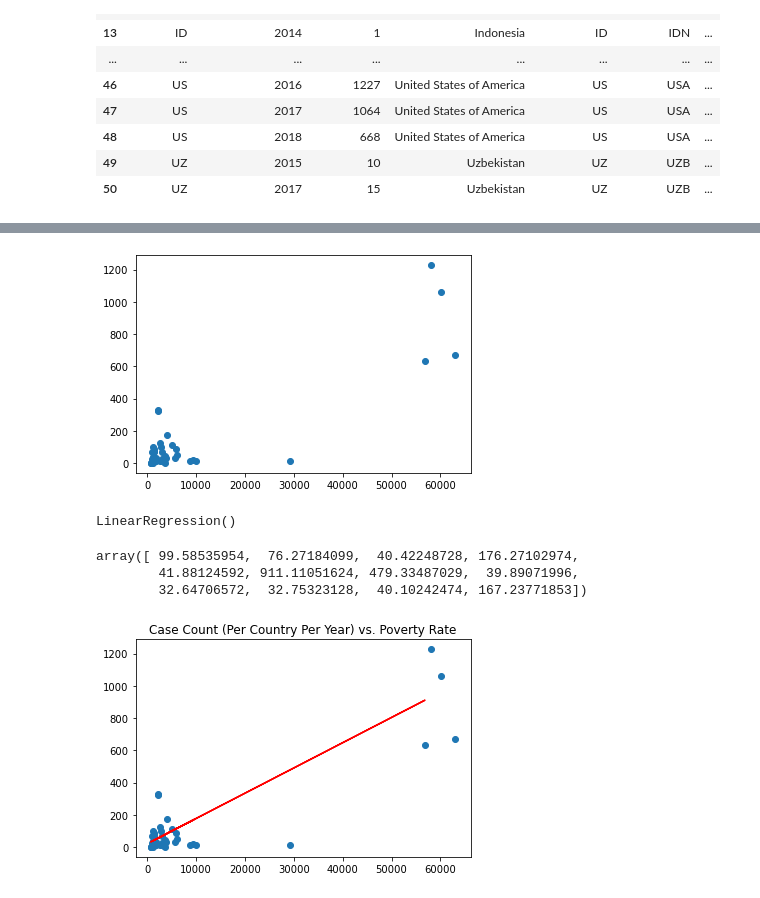
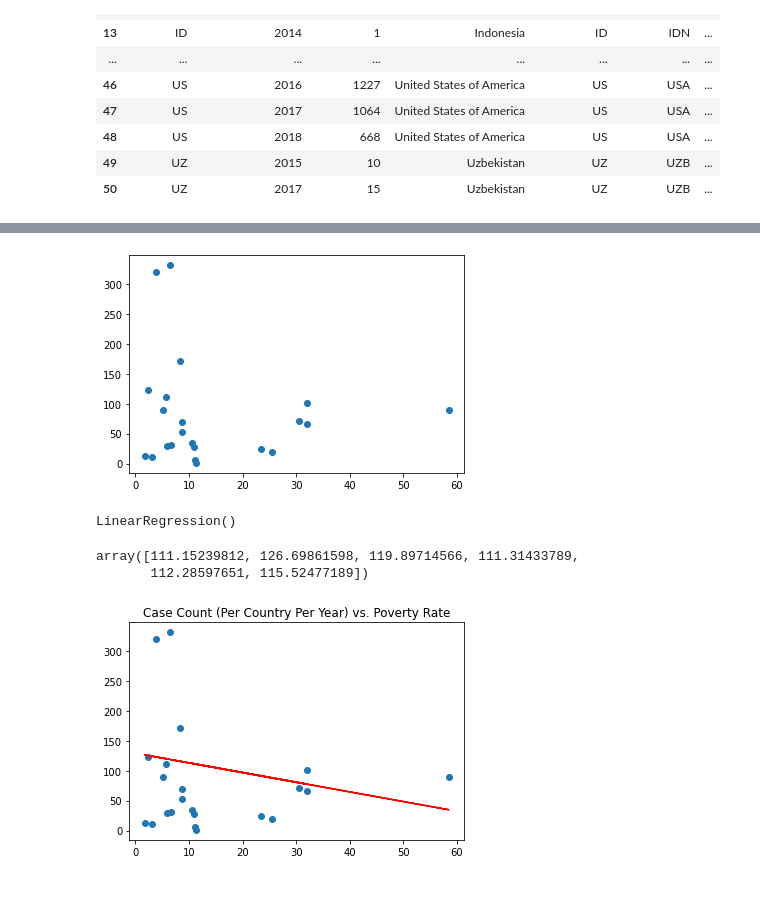
Before and after one commit to gh-mrmoore/Human-Trafficking-Analysis, a Jupyter notebook: Segment-2/Step02_Modeling/03_Model_Economics/Optimization/03_linear_regression_poverty.ipynb, the cells around one changed output, grey strips where cells are left out. Drawn from its saved outputs; the diff is of its cells as text; code cells hidden in the pictures.

```diff
--- a/Segment-2/Step02_Modeling/03_Model_Economics/Optimization/03_linear_regression_poverty.ipynb
+++ b/Segment-2/Step02_Modeling/03_Model_Economics/Optimization/03_linear_regression_poverty.ipynb
@@ -132,11 +132,11 @@ trafficking_x_countries
 | 50 | UZ | 2017 | 15 | Uzbekistan | UZ | UZB | ... |
 # %%
 # Get the population data from our database, convert to DataFrame and merge on to our aggregated data.
-gdp_df = pd.read_sql_table("WorldBank_Poverty", conn, index_col=["ISO"])
+poverty_df = pd.read_sql_table("WorldBank_Poverty", conn, index_col=["Country Code"])
 
 year_poverty = []
 for row in trafficking_x_countries.iterrows():
-    year_poverty.append(gdp_df.loc[row[1]['country_iso3'], str(row[1]['yearOfRegistration'])])
+    year_poverty.append(poverty_df.loc[row[1]['country_iso3'], str(row[1]['yearOfRegistration'])])
 
 # Add our results to our cumulative DataFrame
 trafficking_x_countries['Poverty'] = year_poverty
@@ -160,3 +160,6 @@ trafficking_x_countries
 | 48 | US | 2018 | 668 | United States of America | US | USA | ... |
 | 49 | UZ | 2015 | 10 | Uzbekistan | UZ | UZB | ... |
 | 50 | UZ | 2017 | 15 | Uzbekistan | UZ | UZB | ... |
+# %%
+trafficking_x_countries.dropna(inplace=True)
+trafficking_x_countries
@@ -169,7 +190,7 @@ X = trafficking_x_countries[['Poverty']]
 plt.scatter(X, y)
 plt.show()
 # %% [output]
-[figure, old version]
+[figure, new version]
 # %%
 # Create our training and testing splits
 X_train, X_test, y_train, y_test = train_test_split(X, y, random_state=52)
@@ -185,14 +206,17 @@ LinearRegression()
 poverty_predictions = poverty_model.predict(X_test)
 poverty_predictions
 # %% [output]
-array([ 99.58535954,  76.27184099,  40.42248728, 176.27102974,
-        41.88124592, 911.11051624, 479.33487029,  39.89071996,
-        32.64706572,  32.75323128,  40.10242474, 167.23771853])
+array([111.15239812, 126.69861598, 119.89714566, 111.31433789,
+       112.28597651, 115.52477189])
+# %%
+# Create a regression line for the entire X set since we've got a relatively limited number of data points.
+poverty_line = poverty_model.predict(X)
 # %%
-# Chart our data and prediction
+# Chart our data and predictions (see cell above, using predictions on entire X set for visibility)
 plt.scatter(X, y)
 plt.title("Case Count (Per Country Per Year) vs. Poverty Rate")
-plt.plot(X_test, poverty_predictions, color='red')
+plt.plot(X, poverty_line, color='red')
+plt.savefig("fig_xx_cases_v_poverty", transparent=True)
 plt.show()
 # %% [output]
-[figure, old version]
+[figure, new version]
```
Also changed, not shown: parts of 1 cell of this notebook, 3 other files.
